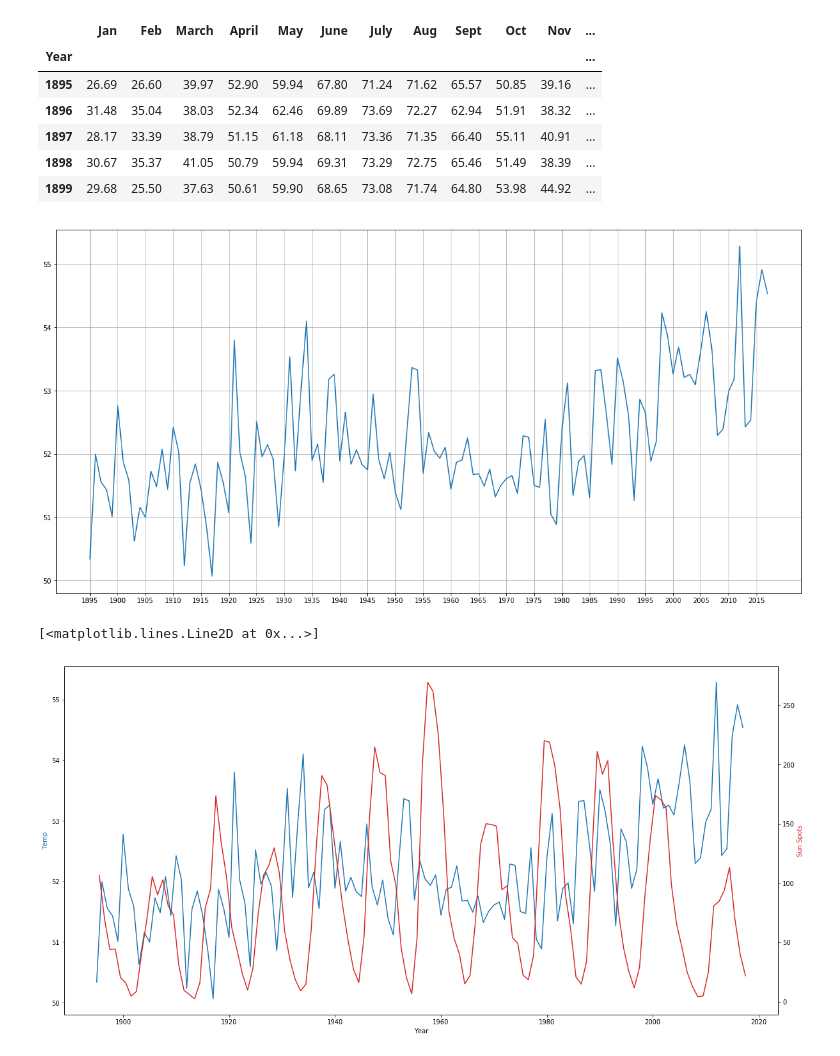
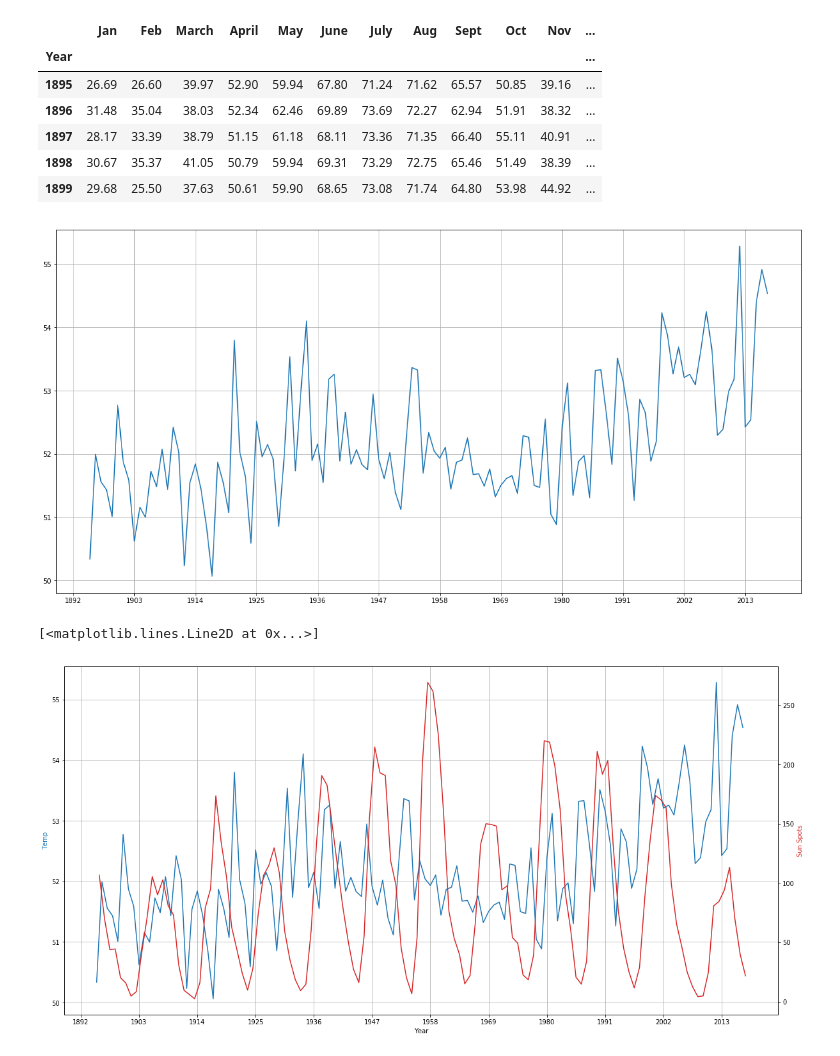
Before and after one commit to A-Grabish/solis-projectum, a Jupyter notebook: working/sunspots.ipynb, the cells around one changed output. Saved outputs shown, nothing was run; the diff lists cells and outputs as text; code cells hidden in the pictures.

```diff
--- a/working/sunspots.ipynb
+++ b/working/sunspots.ipynb
@@ -63,7 +63,7 @@ plt.savefig("year_error")
 # %%
 #import temp data
 #path_temp = "ftp://ftp.ncdc.noaa.gov/pub/data/cirs/climdiv/climdiv-tmpcst-v1.0.0-20180705"
-path_temp = "temp_data3.txt"
+path_temp = "temp_avg.txt"
 temp_data = pd.read_table(path_temp, sep = "  ", engine = 'python')
 temp_data.head()
 #alaska data starts at 1925
@@ -102,12 +102,12 @@ See the caveats in the documentation: http://pandas.pydata.org/pandas-docs/stabl
 # %%
 #plt.rcParams["figure.figsize"] = (20,10)
 avg_48 = lower_48.mean(axis = 1)
 plt.plot(avg_48)
 
-plt.xticks(np.arange(1895,2020,step = 5))
+plt.xticks(np.arange(1892,2020,step = 11))
 plt.grid()
 # %% [output]
-[figure, old version]
+[figure, new version]
 # %%
 fig, ax1 = plt.subplots()
 color = 'tab:blue'
@@ -115,6 +115,9 @@ ax1.set_xlabel('Year')
 ax1.set_ylabel('Temp', color = color)
 ax1.plot(avg_48, color = color)
 
+plt.xticks(np.arange(1892,2020,step = 11))
+plt.grid()
+
 ax2 = ax1.twinx()
 
 color = 'tab:red'
@@ -122,4 +125,4 @@ ax2.set_ylabel('Sun Spots', color = color)
 ax2.plot(sun_y_1895["Year"], sun_y_1895["Yearly Mean Total Sunspots"], color = color)
 # %% [output]
 [<matplotlib.lines.Line2D at 0x...>]
-[figure, old version]
+[figure, new version]
```
Also changed, not shown: parts of 4 cells of this notebook, 5 other files.
